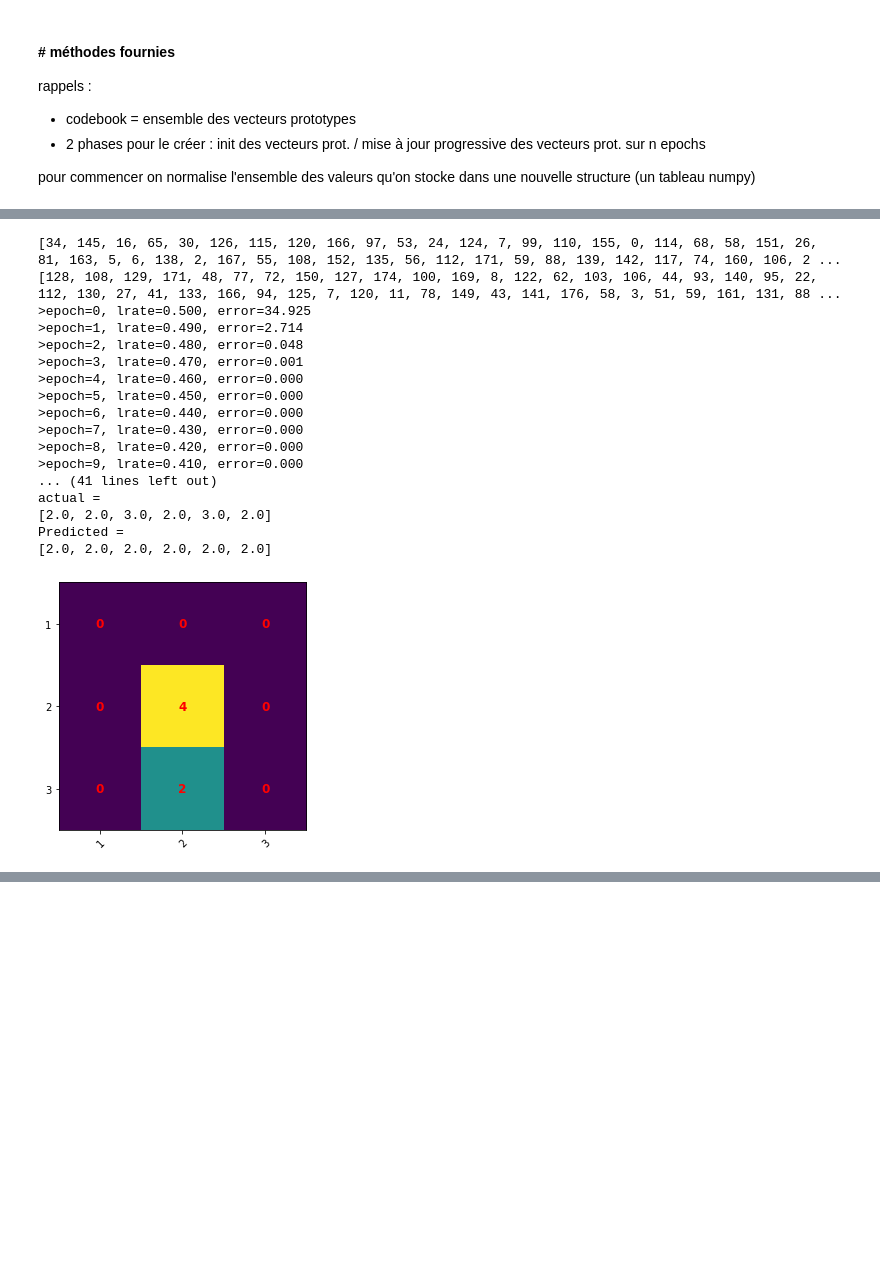
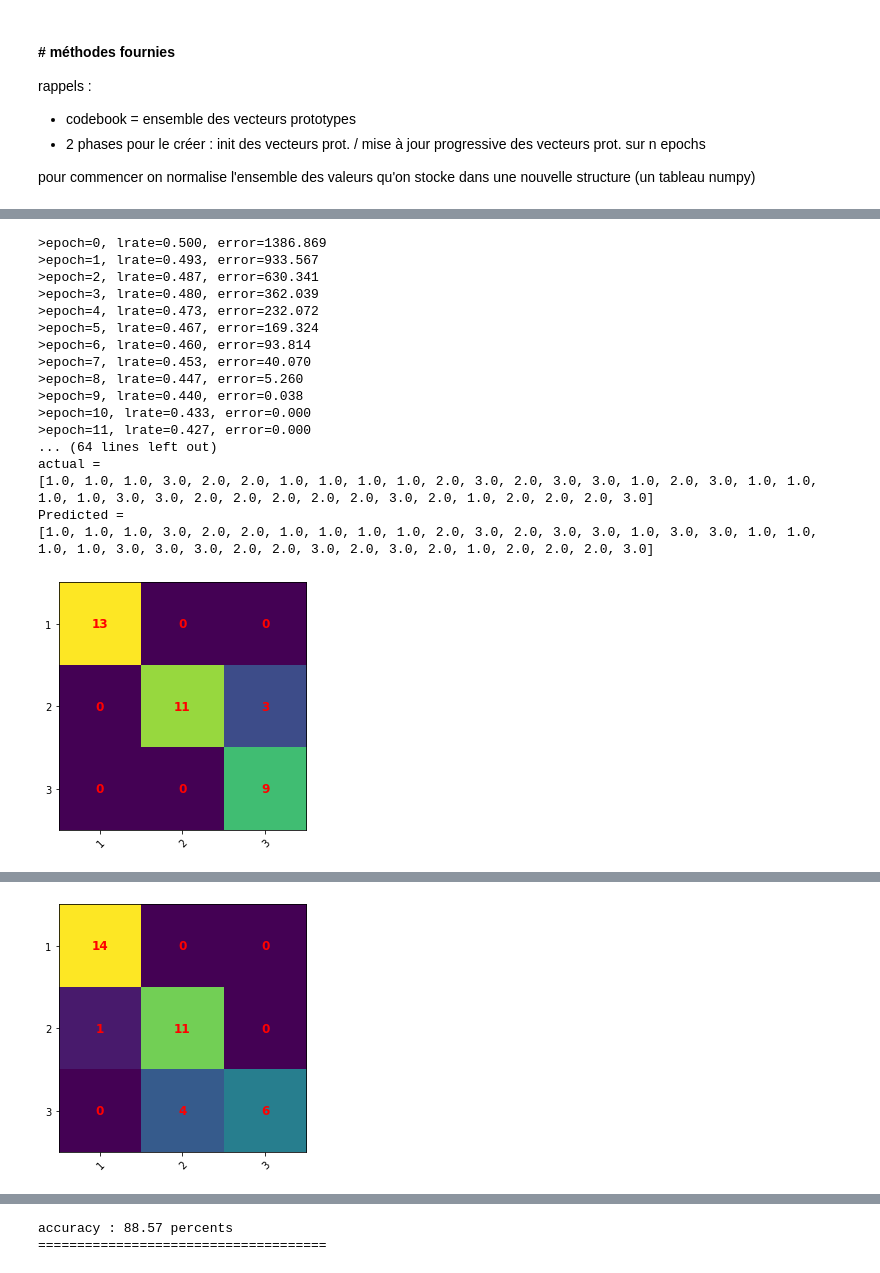
Before and after one commit to KevinFerati/LaboISD, a Jupyter notebook: 4 - Apprentissage supervisé/Ferati_Ganty_ISD_TP4.ipynb, the cells around one changed output, grey strips where cells are left out. Saved outputs shown, nothing was run; the diff lists cells and outputs as text; code cells hidden in the pictures; blank space fills up the shorter version.

```diff
--- a/4 - Apprentissage supervisé/Ferati_Ganty_ISD_TP4.ipynb
+++ b/4 - Apprentissage supervisé/Ferati_Ganty_ISD_TP4.ipynb
@@ -108,11 +108,10 @@ def plot_confusion_matrix(class_names, actual_classes, predictions_results):
     fig.tight_layout()
     plt.show()
 
-    tp = conf_matrix[0][0]
-    tn = conf_matrix[1][1]
-    total = sum(conf_matrix[0]) + sum(conf_matrix[1])
-    accuracy = ((conf_matrix[0][0] + conf_matrix[1][1]) / total) * 100
-    print("accuracy : %.2f percents" % (accuracy))
+    diag = 0
+    for i in range(len(conf_matrix)):
+        diag += (conf_matrix[i][i])
+    print("accuracy : %.2f percents" % ((diag/len(predictions_results))*100))
 
 def predict_class(compare):
     predictions = np.full(len(raw_data), 0)
@@ -517,29 +448,18 @@ accuracy : 100.00 percents
 # %%
 # vrai test
-
-# test + données prof
-import random
-from sklearn.preprocessing import StandardScaler
-random.seed(1)
-classes = [1,2,3]
 # copy the data
 df_normalized_data = raw_data.copy()
 # apply normalization techniques
-# display(df_normalized_data)
 columns = df_normalized_data.columns.values[1:]
 
 # define standard scaler
 scaler = StandardScaler()
 # transform data
 df_normalized_data[columns] = scaler.fit_transform(df_normalized_data[columns])
-# print("df normalisé = ")
-# display(df_normalized_data)
-
 
 np_normalized_data = df_normalized_data.to_numpy()
 np.random.shuffle(np_normalized_data)
-# print("numpy normalisé et randomisé = ")
-
+"""
 learn_rate = 0.3
 n_epochs = 25
 n_codevectors = 2
@@ -547,64 +467,62 @@ n_codevectors = 2
 trainSize = 50
 indexes = np.arange(0, len(np_normalized_data)-1)
 rows_id_train = random.sample(indexes.tolist(), trainSize)
-np_train_dataset = np_normalized_data[rows_id, :]
-print(rows_id_train)
+np_train_dataset = np_normalized_data[rows_id_train, :]
 
 indexes = np.arange(0, len(np_normalized_data)-1)
 rows_id_test = random.sample(indexes.tolist(), trainSize)
-np_test_dataset = np_normalized_data[rows_id, :]
-print(rows_id_test)
 
-learn_rate = 0.5
-n_epochs = 50
-n_codevectors = 3
+np_test_dataset = np_normalized_data[rows_id_test, :]
 
 predicted = predict_lvq(np_train_dataset, np_test_dataset, n_codevectors,learn_rate, n_epochs )
 actual = [row[0] for row in np_test_dataset]
 print("=====================================")
 print("actual = ")
 print(actual)
 print("Predicted = ")
 print(predicted)
 plot_confusion_matrix(classes, actual, predicted)
 
 """
+
+learn_rate = 0.5
+n_epochs = 75
+n_codevectors = 10
 n_folds = 5
+
 folds = cross_validation_split(np_normalized_data, n_folds)
 # scores = list()
 for validation_fold_i in range(len(folds)):
 
     folds_copy = folds.copy()
     test_set = folds_copy.pop(validation_fold_i)
     train_set = np.concatenate(folds_copy)
     predicted = predict_lvq(train_set, test_set, n_codevectors,learn_rate, n_epochs )
 
     actual = [row[0] for row in test_set]
     print("=====================================")
     print("actual = ")
     print(actual)
     print("Predicted = ")
     print(predicted)
-    plot_confusion_matrix(classes, actual, predicted)
+    plot_confusion_matrix(classes_names, actual, predicted)
     print("=====================================")
-
-"""
 # %% [output]
-[34, 145, 16, 65, 30, 126, 115, 120, 166, 97, 53, 24, 124, 7, 99, 110, 155, 0, 114, 68, 58, 151, 26, 81, 163, 5, 6, 138, 2, 167, 55, 108, 152, 135, 56, 112, 171, 59, 88, 139, 142, 117, 74, 160, 106, 2 ...
-[128, 108, 129, 171, 48, 77, 72, 150, 127, 174, 100, 169, 8, 122, 62, 103, 106, 44, 93, 140, 95, 22, 112, 130, 27, 41, 133, 166, 94, 125, 7, 120, 11, 78, 149, 43, 141, 176, 58, 3, 51, 59, 161, 131, 88 ...
->epoch=0, lrate=0.500, error=34.925
->epoch=1, lrate=0.490, error=2.714
->epoch=2, lrate=0.480, error=0.048
->epoch=3, lrate=0.470, error=0.001
->epoch=4, lrate=0.460, error=0.000
->epoch=5, lrate=0.450, error=0.000
->epoch=6, lrate=0.440, error=0.000
->epoch=7, lrate=0.430, error=0.000
->epoch=8, lrate=0.420, error=0.000
->epoch=9, lrate=0.410, error=0.000
-... (41 lines left out)
+>epoch=0, lrate=0.500, error=1386.869
+>epoch=1, lrate=0.493, error=933.567
+>epoch=2, lrate=0.487, error=630.341
+>epoch=3, lrate=0.480, error=362.039
+>epoch=4, lrate=0.473, error=232.072
+>epoch=5, lrate=0.467, error=169.324
+>epoch=6, lrate=0.460, error=93.814
+>epoch=7, lrate=0.453, error=40.070
+>epoch=8, lrate=0.447, error=5.260
+>epoch=9, lrate=0.440, error=0.038
+>epoch=10, lrate=0.433, error=0.000
+>epoch=11, lrate=0.427, error=0.000
+... (64 lines left out)
 actual =
-[2.0, 2.0, 3.0, 2.0, 3.0, 2.0]
+[1.0, 1.0, 1.0, 3.0, 2.0, 2.0, 1.0, 1.0, 1.0, 1.0, 2.0, 3.0, 2.0, 3.0, 3.0, 1.0, 2.0, 3.0, 1.0, 1.0, 1.0, 1.0, 3.0, 3.0, 2.0, 2.0, 2.0, 2.0, 2.0, 3.0, 2.0, 1.0, 2.0, 2.0, 2.0, 3.0]
 Predicted =
-[2.0, 2.0, 2.0, 2.0, 2.0, 2.0]
+[1.0, 1.0, 1.0, 3.0, 2.0, 2.0, 1.0, 1.0, 1.0, 1.0, 2.0, 3.0, 2.0, 3.0, 3.0, 1.0, 3.0, 3.0, 1.0, 1.0, 1.0, 1.0, 3.0, 3.0, 3.0, 2.0, 2.0, 3.0, 2.0, 3.0, 2.0, 1.0, 2.0, 2.0, 2.0, 3.0]
-[figure, old version]
+[figure, new version]
@@ -611,0 +546 @@ accuracy : 100.00 percents
+[figure, added]
@@ -612,0 +601,2 @@ accuracy : 100.00 percents
+accuracy : 88.57 percents
+=====================================
```
Also changed, not shown: parts of 8 cells of this notebook.
